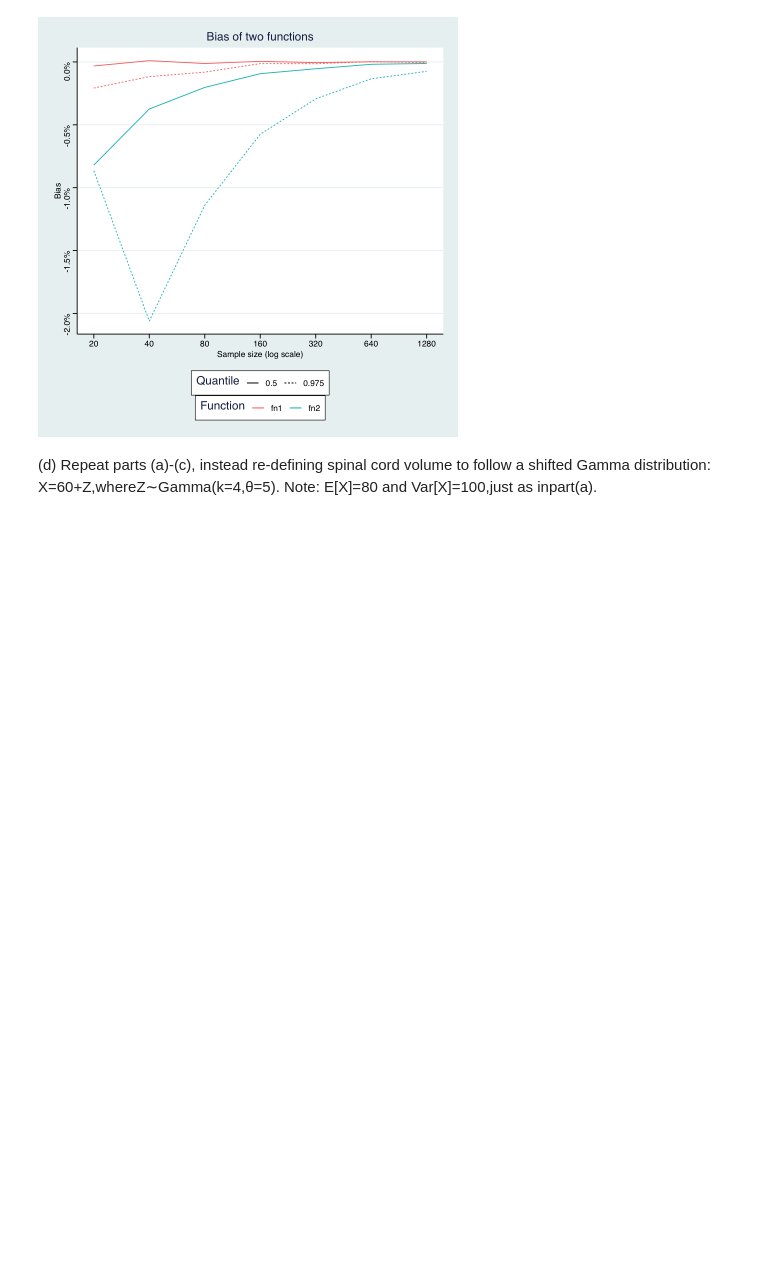
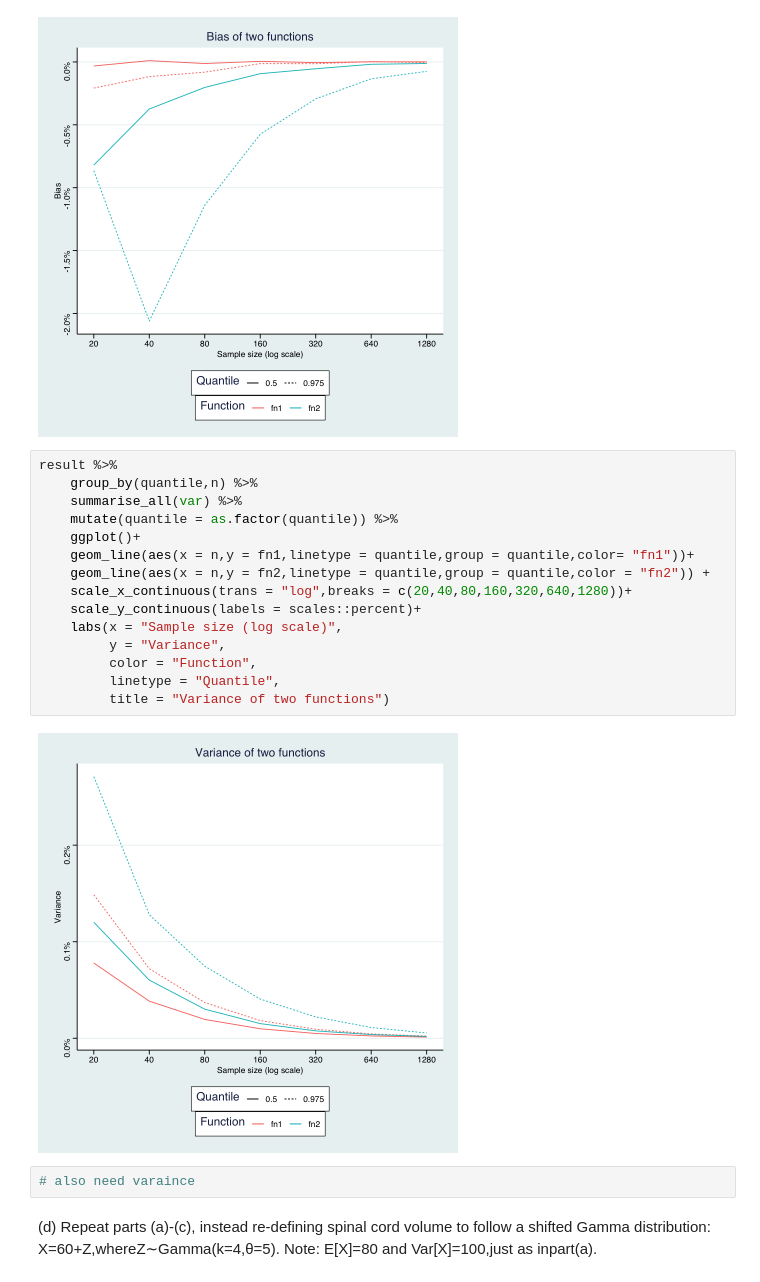
Before and after one commit to jeffreyliang-vandy/comp-2023, a Jupyter notebook: 2022-applied.ipynb, the cells around one changed output. Saved outputs shown, nothing was run; the diff lists cells and outputs as text; blank space fills up the shorter version.

```diff
--- a/2022-applied.ipynb
+++ b/2022-applied.ipynb
@@ -207,6 +208,25 @@ result %>%
          title = "Bias of two functions")
 # %% [output]
 [figure]
+# %%
+result %>%
+    group_by(quantile,n) %>%
+    summarise_all(var) %>%
+    mutate(quantile = as.factor(quantile)) %>%
+    ggplot()+
+    geom_line(aes(x = n,y = fn1,linetype = quantile,group = quantile,color= "fn1"))+
+    geom_line(aes(x = n,y = fn2,linetype = quantile,group = quantile,color = "fn2")) +
+    scale_x_continuous(trans = "log",breaks = c(20,40,80,160,320,640,1280))+
+    scale_y_continuous(labels = scales::percent)+
+    labs(x = "Sample size (log scale)",
+         y = "Variance",
+         color = "Function",
+         linetype = "Quantile",
+         title = "Variance of two functions")
+# %% [output]
+[figure, added]
+# %%
+# also need varaince
 # %% [markdown]
 (d) Repeat parts (a)-(c), instead re-defining spinal cord volume to follow a shifted Gamma distribution: X=60+Z,whereZ∼Gamma(k=4,θ=5). Note: E[X]=80 and Var[X]=100,just as inpart(a).
 # %%
```
Also changed, not shown: parts of 3 cells of this notebook, 3 other files.
